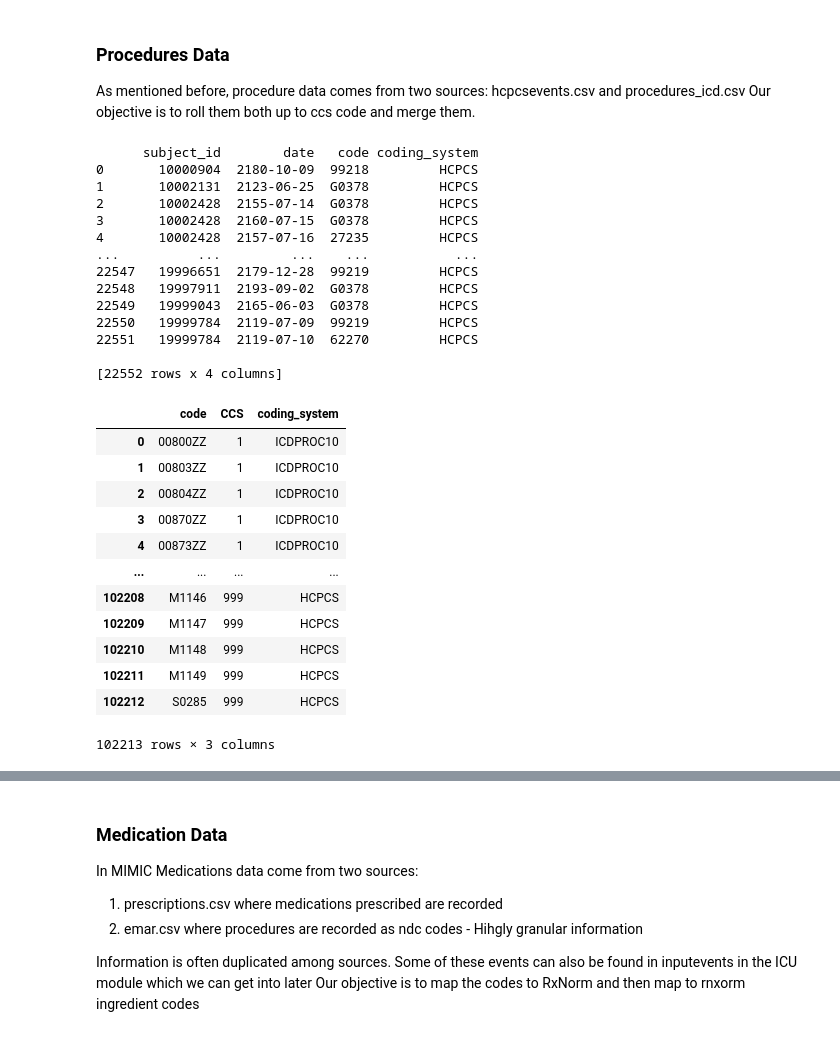
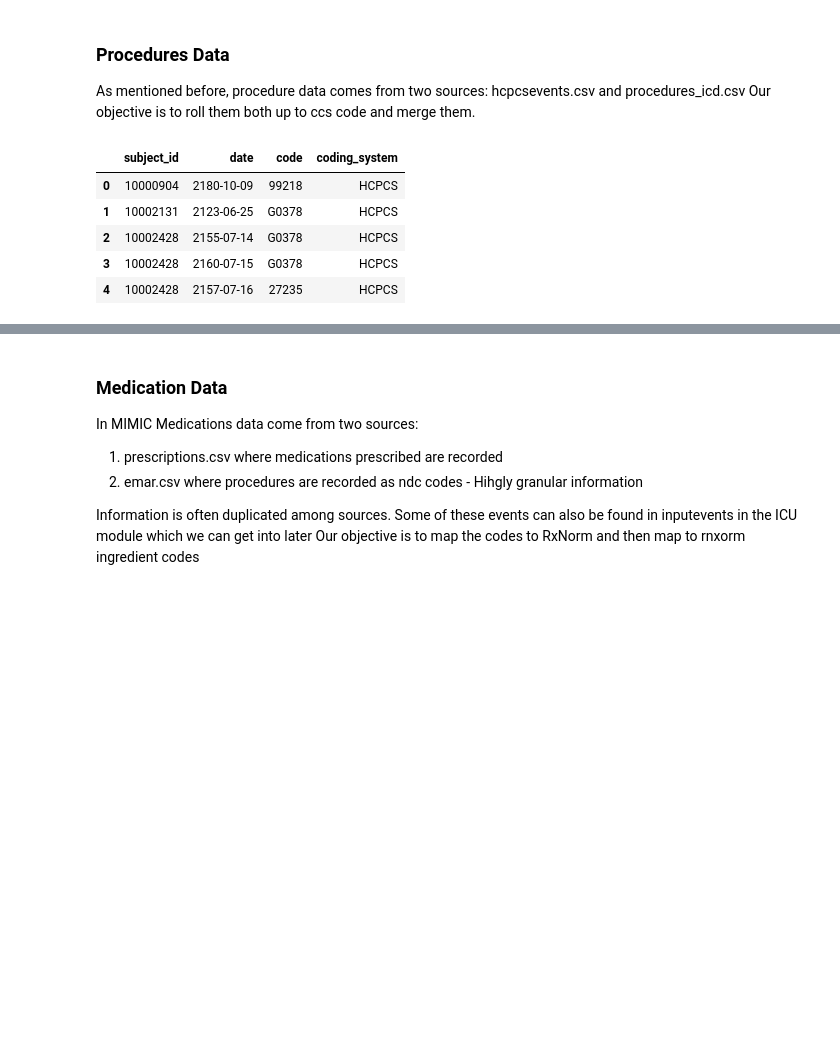
Before and after one commit to apvidul/EHR-Processing-Tutorial, a Jupyter notebook: EHR-Pipeline-Part2.ipynb, the cells around one changed output, grey strips where cells are left out. Drawn from its saved outputs; the diff is of its cells as text; code cells hidden in the pictures; blank space fills up the shorter version.

```diff
--- a/EHR-Pipeline-Part2.ipynb
+++ b/EHR-Pipeline-Part2.ipynb
@@ -612,8 +717,26 @@ There are additional reasons to perform the rollup:
 2. Rolling up helps harmonize data across different institutions, enabling analysis on a larger scale.
 # %%
 import os
+import sys
+import time
+import logging
 import pandas as pd
+from tqdm import tqdm
+from IPython.display import clear_output
+from IPython.display import display
 
-os.makedirs("Rollup_Mappings", exist_ok=True)
-os.makedirs("Intermediate_Data", exist_ok=True)
-os.makedirs("Rolledup_Data", exist_ok=True)
+# Set pandas options to expand all data within rows
+pd.set_option('display.max_columns', None)
+pd.set_option('display.max_colwidth', None)
+
+# Setting up Directory to save Rolledup Data
+
+base_directory = os.path.dirname(os.getcwd())
+
+rolledup_intermediatedata_directory = os.path.join(base_directory, 'processed_data', 'step4_rolledup_intermediatedata')
+os.makedirs(rolledup_intermediatedata_directory, exist_ok=True)
+print(f"Directory created at: {rolledup_intermediatedata_directory}")
+
+rolledup_finaldata_directory = os.path.join(base_directory, 'processed_data', 'step4_rolledup_finaldata')
+os.makedirs(rolledup_finaldata_directory, exist_ok=True)
+print(f"Directory created at: {rolledup_finaldata_directory}")
@@ -999,48 +1108,23 @@ As mentioned before, procedure data comes from two sources: hcpcsevents.csv and
 Our objective is to roll them both up to ccs code and merge them.
 # %%
 # Rolling up procedure data
+base_directory = os.path.dirname(os.getcwd())
 
-import pandas as pd
+procedure_cleaned_rawdata = os.path.join(base_directory, 'processed_data', 'step3_cleaned_rawdata',"Procedures")
+procedure_files = os.listdir(procedure_cleaned_rawdata)
+sample_procedure_filepath= os.path.join(procedure_cleaned_rawdata, procedure_files[0])
+sample_procedure = pd.read_csv(sample_procedure_filepath, dtype=str)
+display(sample_procedure.head())
 
-unrolled_procedure_data = "./Cleaned_RawData/Procedures"
 
-procedure_files = os.listdir(unrolled_procedure_data)
-
-sample_procedure_filepath= os.path.join(procedure_raw_data_cleaned, procedure_files[0])
-
-sample_procedure = pd.read_csv(sample_procedure_filepath, dtype=str)
-print(sample_procedure)
-
-procedure_rollup_file = "./Rollup_Mappings/HCPCS_ICDPROC_to_CCS.csv"
-
+procedure_rollup_file = os.path.join(base_directory, 'scripts', 'rollup_mappings',"HCPCS_ICDPROC_to_CCS.csv")
 procedure_to_ccs = pd.read_csv(procedure_rollup_file , dtype=str)
 
-procedure_to_ccs
+display(procedure_to_ccs.head())
 # %% [output]
-      subject_id        date   code coding_system
-0       10000904  2180-10-09  99218         HCPCS
-1       10002131  2123-06-25  G0378         HCPCS
-2       10002428  2155-07-14  G0378         HCPCS
-3       10002428  2160-07-15  G0378         HCPCS
-4       10002428  2157-07-16  27235         HCPCS
-...          ...         ...    ...           ...
-22547   19996651  2179-12-28  99219         HCPCS
-22548   19997911  2193-09-02  G0378         HCPCS
-22549   19999043  2165-06-03  G0378         HCPCS
-22550   19999784  2119-07-09  99219         HCPCS
-22551   19999784  2119-07-10  62270         HCPCS
-
-[22552 rows x 4 columns]
-|  | code | CCS | coding_system |
-| 0 | 00800ZZ | 1 | ICDPROC10 |
-| 1 | 00803ZZ | 1 | ICDPROC10 |
-| 2 | 00804ZZ | 1 | ICDPROC10 |
-| 3 | 00870ZZ | 1 | ICDPROC10 |
-| 4 | 00873ZZ | 1 | ICDPROC10 |
-| ... | ... | ... | ... |
-| 102208 | M1146 | 999 | HCPCS |
-| 102209 | M1147 | 999 | HCPCS |
-| 102210 | M1148 | 999 | HCPCS |
-| 102211 | M1149 | 999 | HCPCS |
-| 102212 | S0285 | 999 | HCPCS |
+|  | subject_id | date | code | coding_system |
+| 0 | 10000904 | 2180-10-09 | 99218 | HCPCS |
+| 1 | 10002131 | 2123-06-25 | G0378 | HCPCS |
+| 2 | 10002428 | 2155-07-14 | G0378 | HCPCS |
+| 3 | 10002428 | 2160-07-15 | G0378 | HCPCS |
+| 4 | 10002428 | 2157-07-16 | 27235 | HCPCS |
-102213 rows × 3 columns
```
Also changed, not shown: parts of 57 cells of this notebook, 5 other files.
